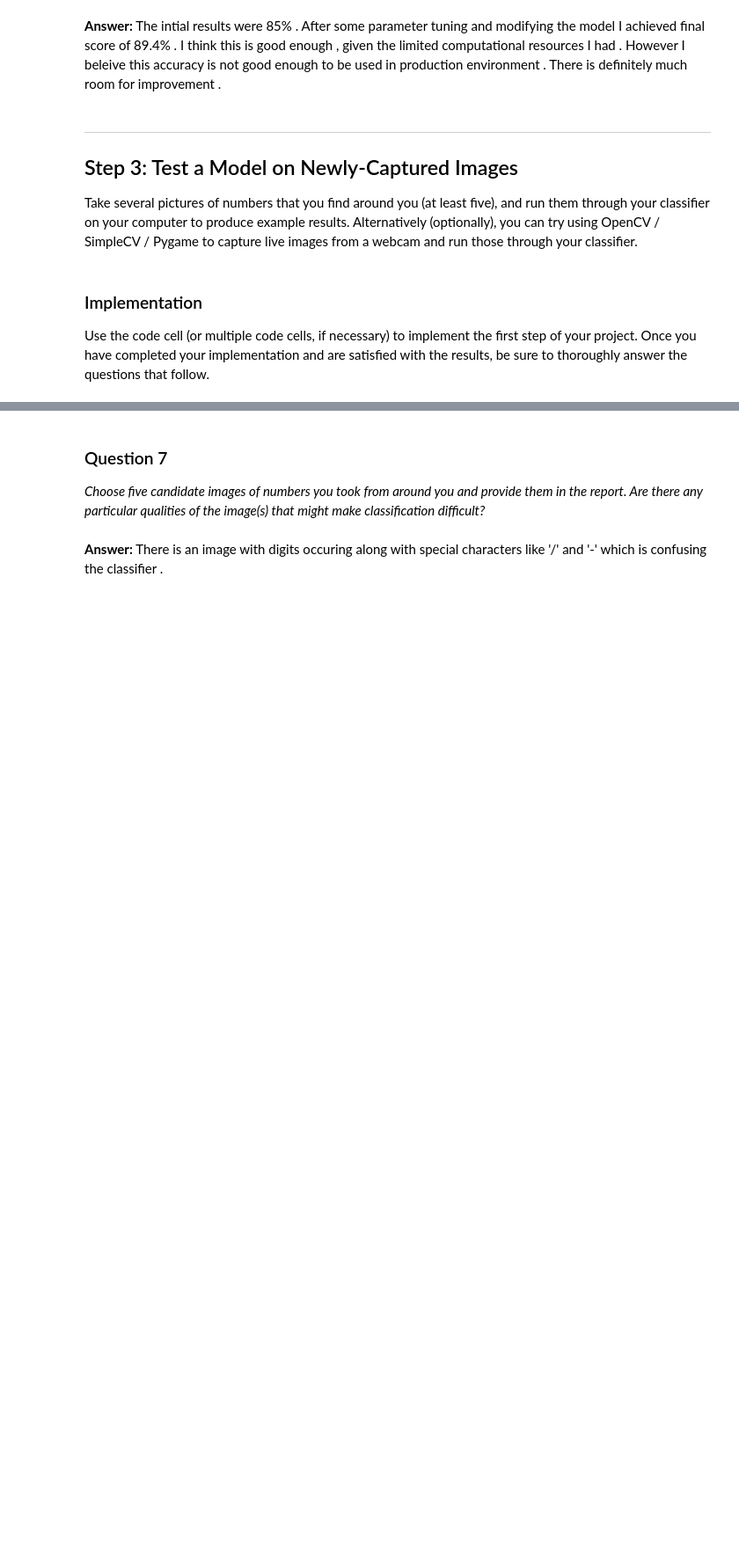
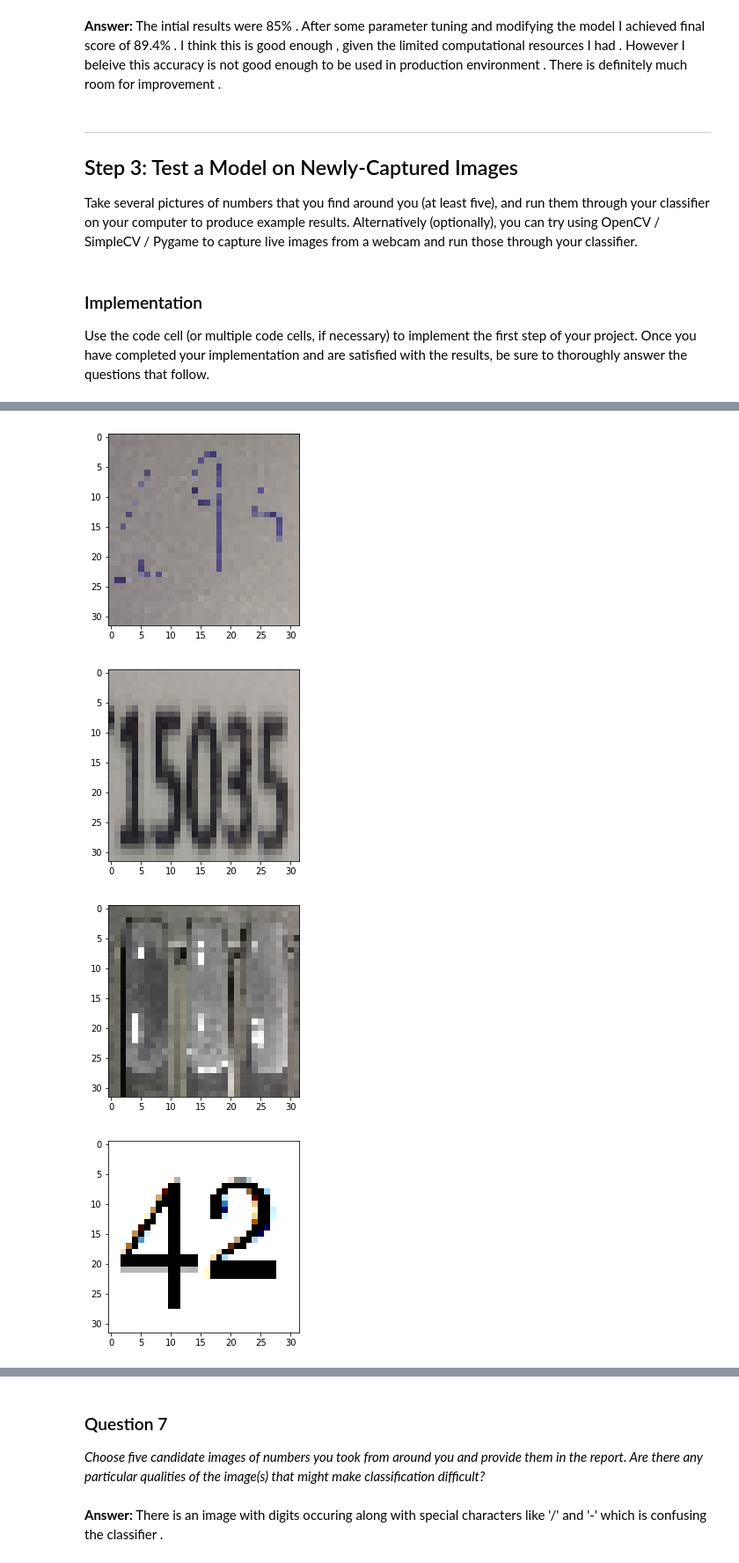
Before and after one commit to mohdkashif93/Build-a-digit-recognition-program, a Jupyter notebook: digit_recognition.ipynb, the cells around one changed output, grey strips where cells are left out. Shown at 88% size. Cells and saved outputs as stored; diff of their text form; code cells hidden in the pictures; blank space fills up the shorter version.

```diff
--- a/digit_recognition.ipynb
+++ b/digit_recognition.ipynb
@@ -913,15 +822,19 @@ Camera result is
 # %%
 from PIL import Image
 img_files = ["pic1.jpg","pic2.jpg","pic3.jpg","pic4.png","pic5.png"]
 real_dataset = []
 for key in img_files:
     img = Image.open("camera-pic/"+key)
     img = img.resize((32,32))
     pdata = img.getdata()
-    sdata = []
-    #for pixil in pdata:
-    #    Gray = (pixil[0] + pixil[1] + pixil[2])/3
-    #    sdata.append(Gray)
     real_dataset.append(pdata)
+    plt.figure(figsize=(4,4))
+    plt.imshow(img)
+    plt.show()
 real_dataset = np.array(real_dataset).astype(np.float32)
 real_dataset = real_dataset.reshape(5,32,32,3)
+# %% [output]
+[figure, added]
+[figure, added]
+[figure, added]
+[figure, added]
```
Also changed, not shown: parts of 29 cells of this notebook, 1 other file.
